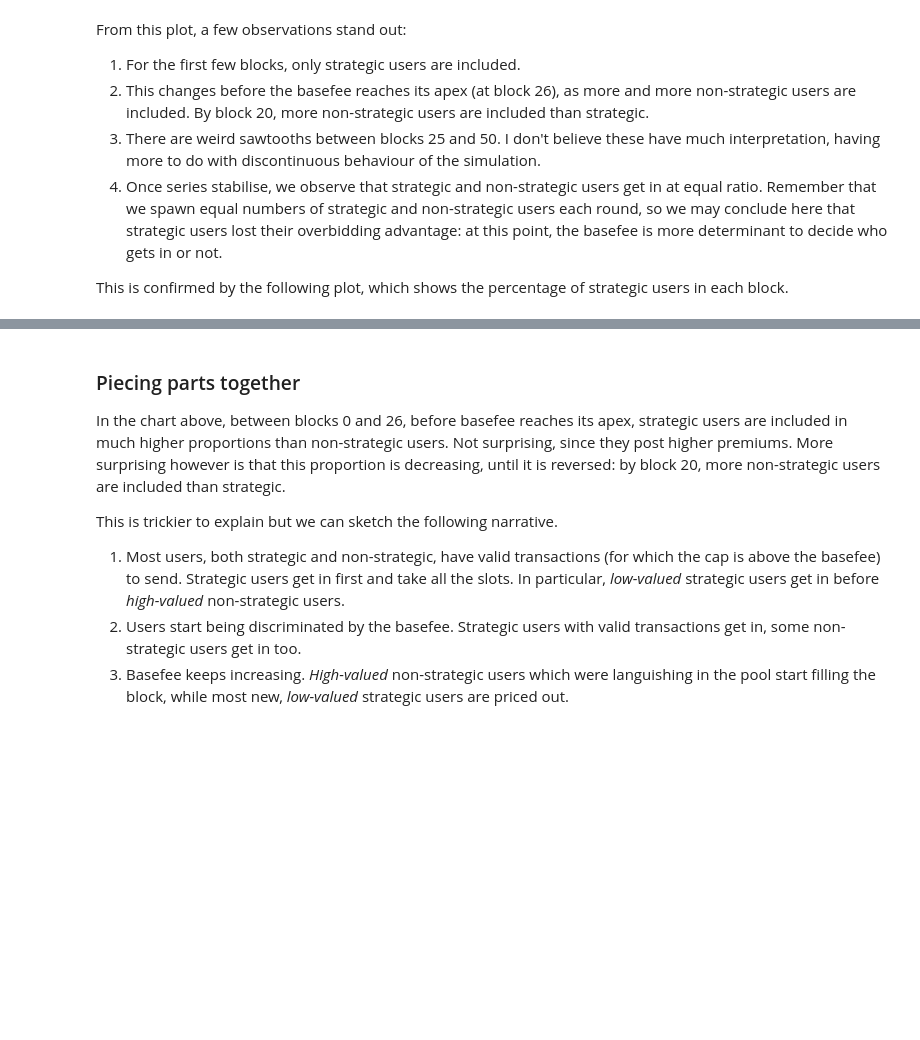
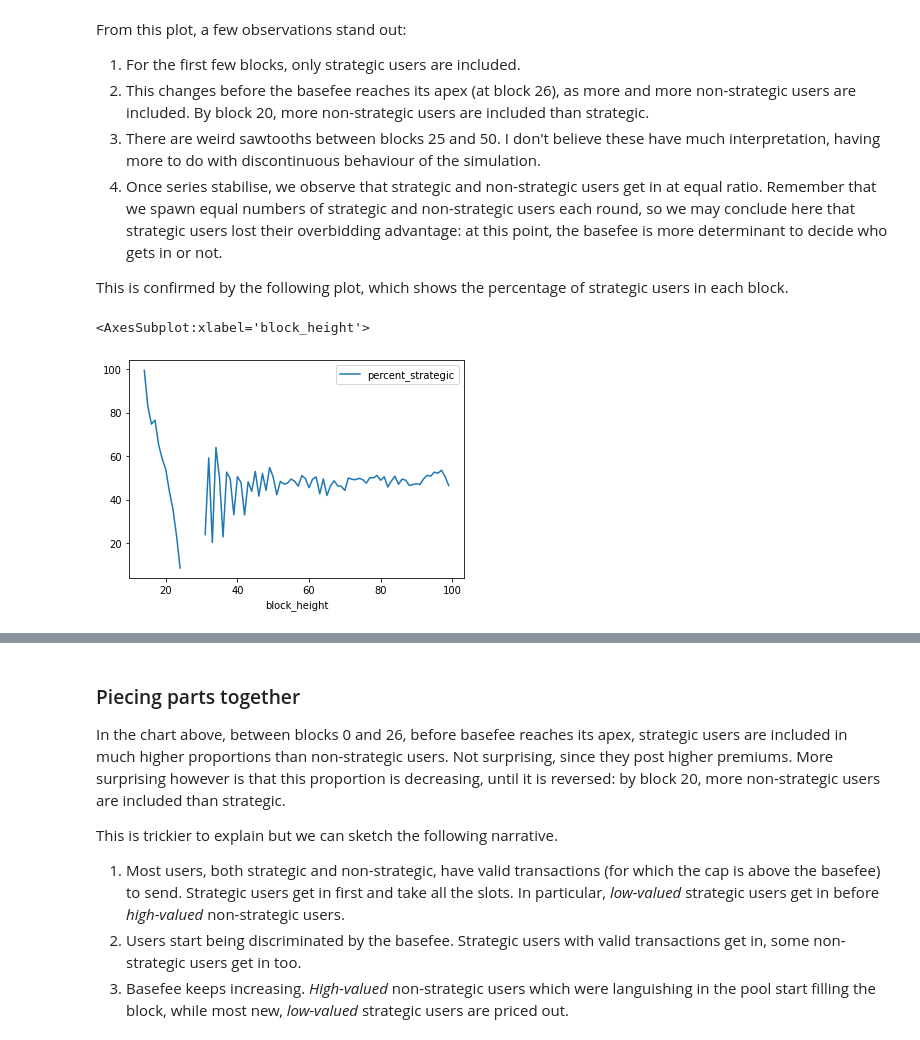
Before and after one commit to ethereum/abm1559, a Jupyter notebook: notebooks/strategicUser.ipynb, the cells around one changed output, grey strips where cells are left out. Saved outputs shown, nothing was run; the diff lists cells and outputs as text; code cells hidden in the pictures; blank space fills up the shorter version.

```diff
--- a/notebooks/strategicUser.ipynb
+++ b/notebooks/strategicUser.ipynb
@@ -290,4 +308,7 @@ From this plot, a few observations stand out:
 
 This is confirmed by the following plot, which shows the percentage of strategic users in each block.
 # %%
-txs_per_group.plot("block_height", "percent_strategic")
+txs_per_user_type.plot("block_height", "percent_strategic")
+# %% [output]
+<AxesSubplot:xlabel='block_height'>
+[figure, added]
```
Also changed, not shown: parts of 14 cells of this notebook, 3 other files.
